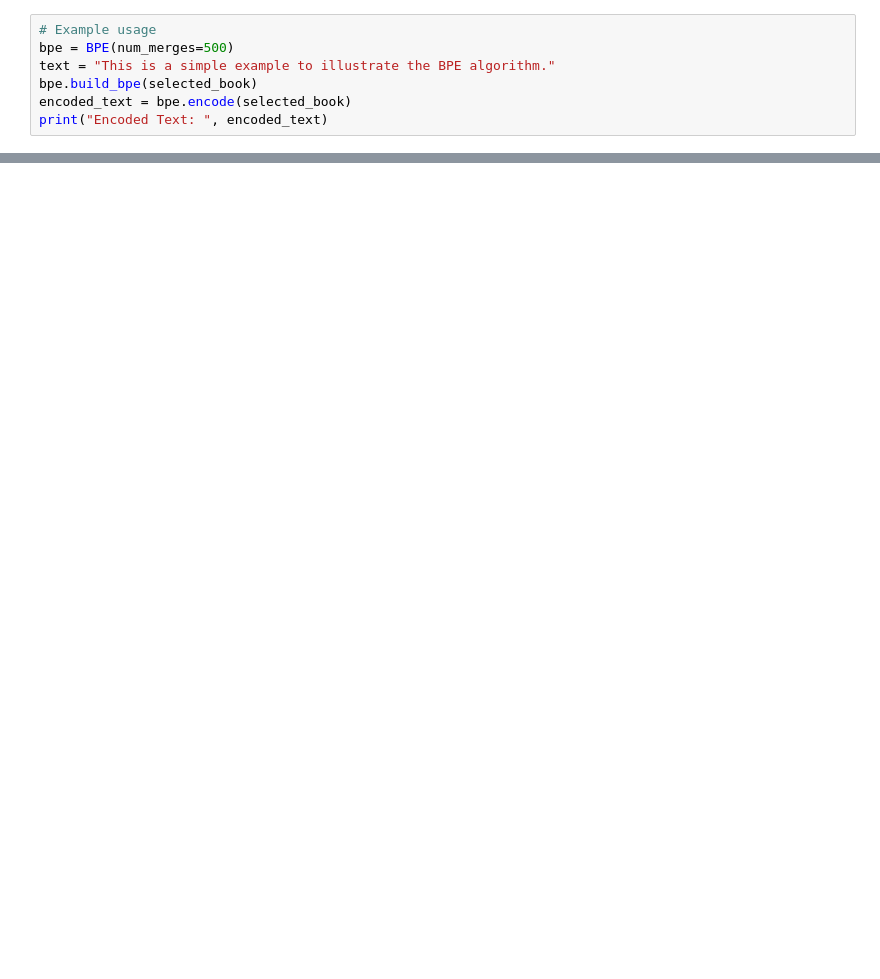
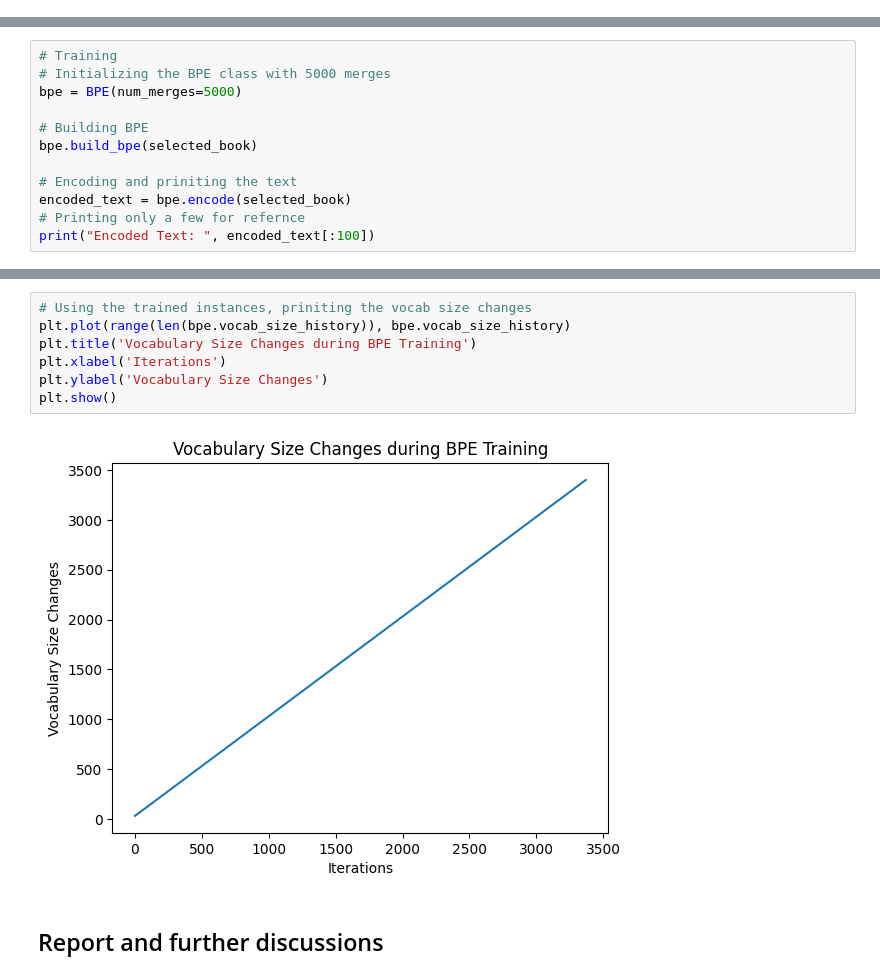
Before and after one commit to paarthvisharma/NLP, a Jupyter notebook: Assignment1_Part1.ipynb, the cells around one changed output, grey strips where cells are left out. Saved outputs shown, nothing was run; the diff lists cells and outputs as text; blank space fills up the shorter version.

```diff
--- a/Assignment1_Part1.ipynb
+++ b/Assignment1_Part1.ipynb
@@ -373,7 +0,0 @@ bpet = bpe.from_corpus(selected_book, path , learn_bpe_args=learn_bpe_args)
-# %%
-# Example usage
-bpe = BPE(num_merges=500)
-text = "This is a simple example to illustrate the BPE algorithm."
-bpe.build_bpe(selected_book)
-encoded_text = bpe.encode(selected_book)
-print("Encoded Text: ", encoded_text)
@@ -540,0 +185,12 @@ jaccard_similarity
+# %%
+# Training
+# Initializing the BPE class with 5000 merges
+bpe = BPE(num_merges=5000)
+
+# Building BPE
+bpe.build_bpe(selected_book)
+
+# Encoding and priniting the text
+encoded_text = bpe.encode(selected_book)
+# Printing only a few for refernce
+print("Encoded Text: ", encoded_text[:100])
@@ -540,0 +307,11 @@ jaccard_similarity
+# %%
+# Using the trained instances, priniting the vocab size changes
+plt.plot(range(len(bpe.vocab_size_history)), bpe.vocab_size_history)
+plt.title('Vocabulary Size Changes during BPE Training')
+plt.xlabel('Iterations')
+plt.ylabel('Vocabulary Size Changes')
+plt.show()
+# %% [output]
+[figure, added]
+# %% [markdown]
+## Report and further discussions
```
Also changed, not shown: parts of 46 cells of this notebook, 4 other files.
